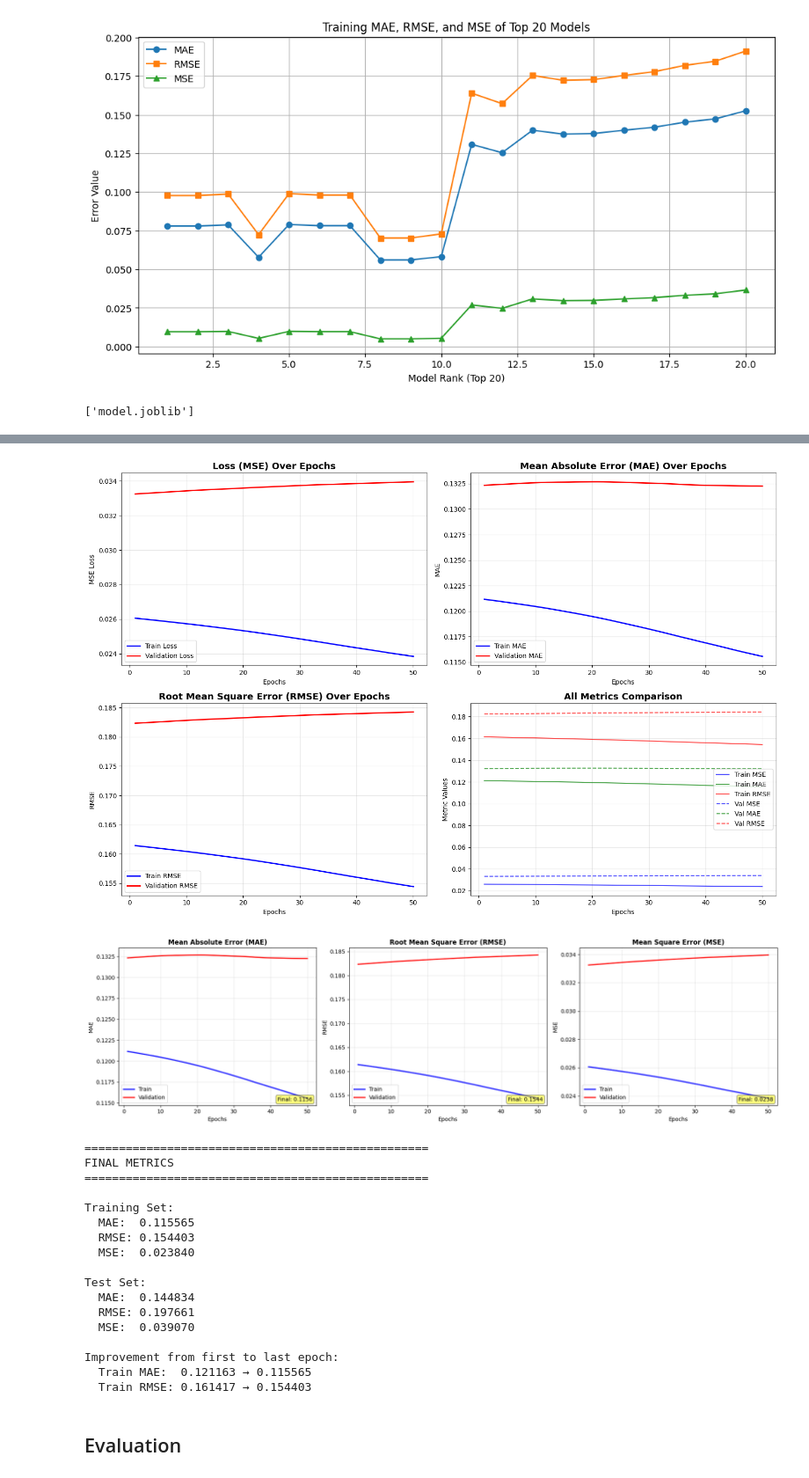
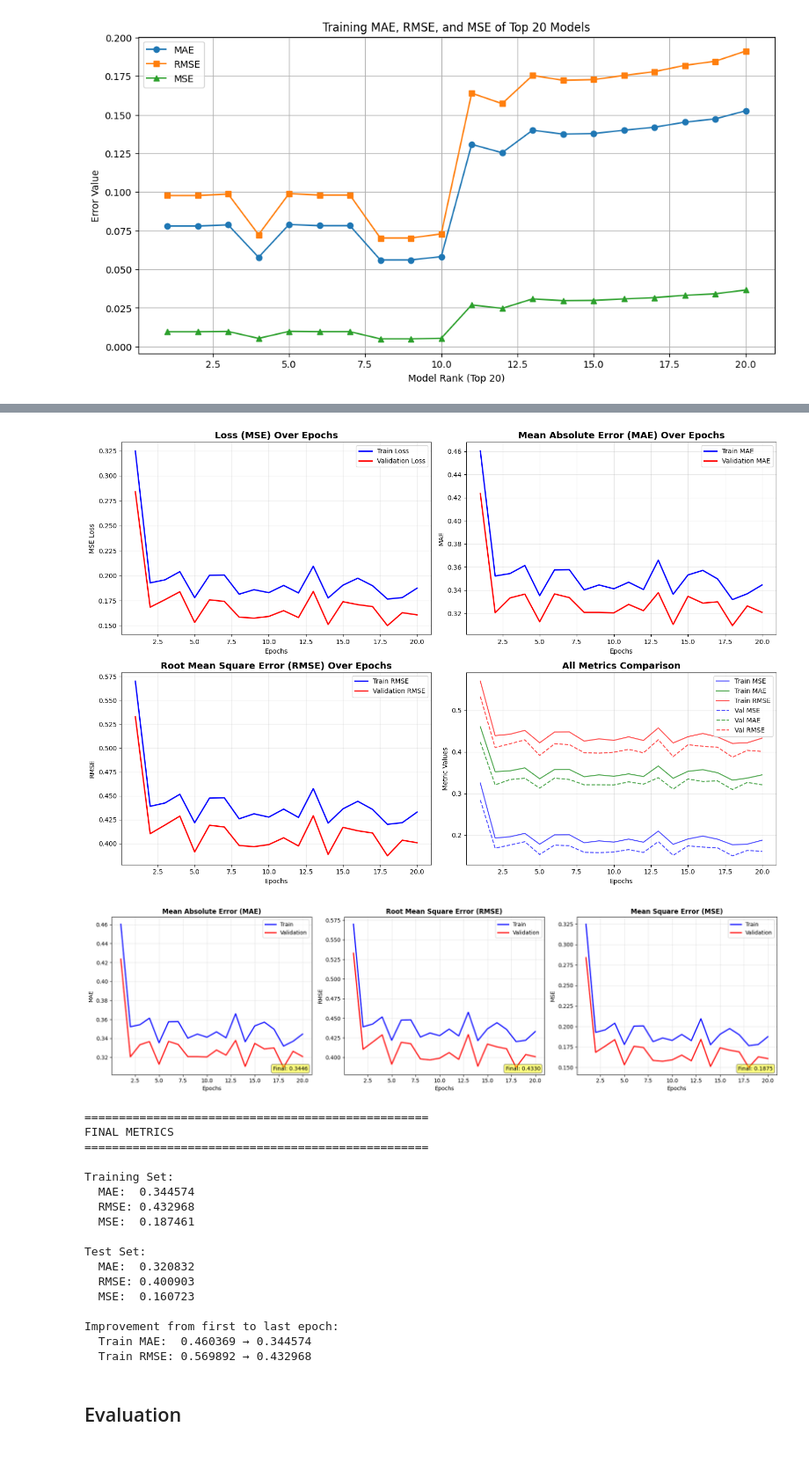
Before and after one commit to Snaseri2001/BI_CRISP_DM, a Jupyter notebook: Cyclists_251201.ipynb, the cells around one changed output, grey strips where cells are left out. Shown at 88% size. Cells and saved outputs as stored; diff of their text form; code cells hidden in the pictures.

```diff
--- a/Cyclists_251201.ipynb
+++ b/Cyclists_251201.ipynb
@@ -2465,16 +2465,23 @@ train_model_activity = [
 engine.insert(train_model_activity, prefixes=prefixes)
 # %% [output]
 [figure]
-# %%
-from joblib import dump
-
-dump(best_model, "model.joblib")
-# %% [output]
-['model.joblib']
 # %%
+import numpy as np
+import matplotlib.pyplot as plt
+
+from sklearn.ensemble import RandomForestRegressor
+from sklearn.neural_network import MLPRegressor
+from sklearn.model_selection import GridSearchCV
+from sklearn.pipeline import Pipeline
+from sklearn.preprocessing import StandardScaler
+from sklearn.metrics import mean_squared_error, mean_absolute_error
+
+import joblib
+best_model = joblib.load("./model.joblib")
 def retrain_model_full_data(  training_set, validation_set, model, n_epochs=100, batch_size=None):
 
     # Initialize lists to store metrics
+    model  = model.named_steps['mlp']
     X, y = training_set
     X_val, y_val = validation_set
 
@@ -2493,9 +2500,9 @@ def retrain_model_full_data(  training_set, validation_set, model, n_epochs=100,
 
     print("Training model with metrics tracking...")
     model.set_params(
-            mlp__warm_start=True,
-            mlp__max_iter=1
-        )
+    warm_start=True,
+    max_iter=1
+)
     for epoch in range(n_epochs):
         model.fit(X, y)
 
@@ -2648,7 +2655,7 @@ def plot_training_metrics(history):
 
 
 start_time_tafm = now()
-model_trained, history = retrain_model_full_data( (X_train, Y_train), (X_val, Y_val), best_model, n_epochs=50)
+model_trained, history = retrain_model_full_data( (X_train, Y_train), (X_test, y_test), best_model, n_epochs=20)
 plot_training_metrics(history)
 
 
@@ -2697,22 +2701,22 @@ Epoch 50/50 - Train Loss: 0.0238, Val Loss: 0.0340, Train MAE: 0.1156, Val MAE:
-[figure, old version]
+[figure, new version]
-[figure, old version]
+[figure, new version]
-==================================================
-FINAL METRICS
-==================================================
-
-Training Set:
-  MAE:  0.115565
-  RMSE: 0.154403
-  MSE:  0.023840
-
-Test Set:
-  MAE:  0.144834
-  RMSE: 0.197661
-  MSE:  0.039070
-
-Improvement from first to last epoch:
-  Train MAE:  0.121163 → 0.115565
-  Train RMSE: 0.161417 → 0.154403
+==================================================
+FINAL METRICS
+==================================================
+
+Training Set:
+  MAE:  0.344574
+  RMSE: 0.432968
+  MSE:  0.187461
+
+Test Set:
+  MAE:  0.320832
+  RMSE: 0.400903
+  MSE:  0.160723
+
+Improvement from first to last epoch:
+  Train MAE:  0.460369 → 0.344574
+  Train RMSE: 0.569892 → 0.432968
 # %%
 
 
```
Also changed, not shown: parts of 3 cells of this notebook.
